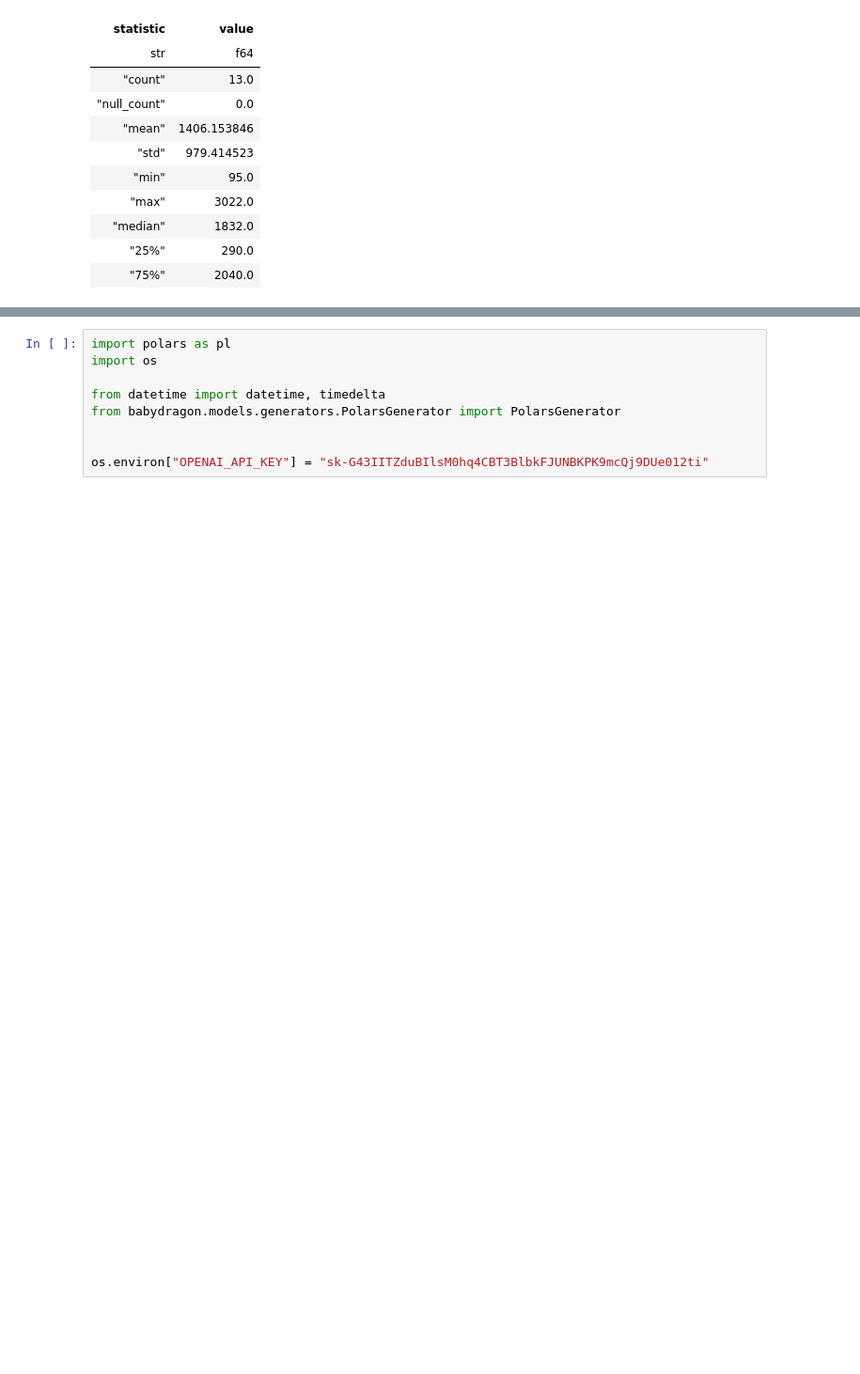
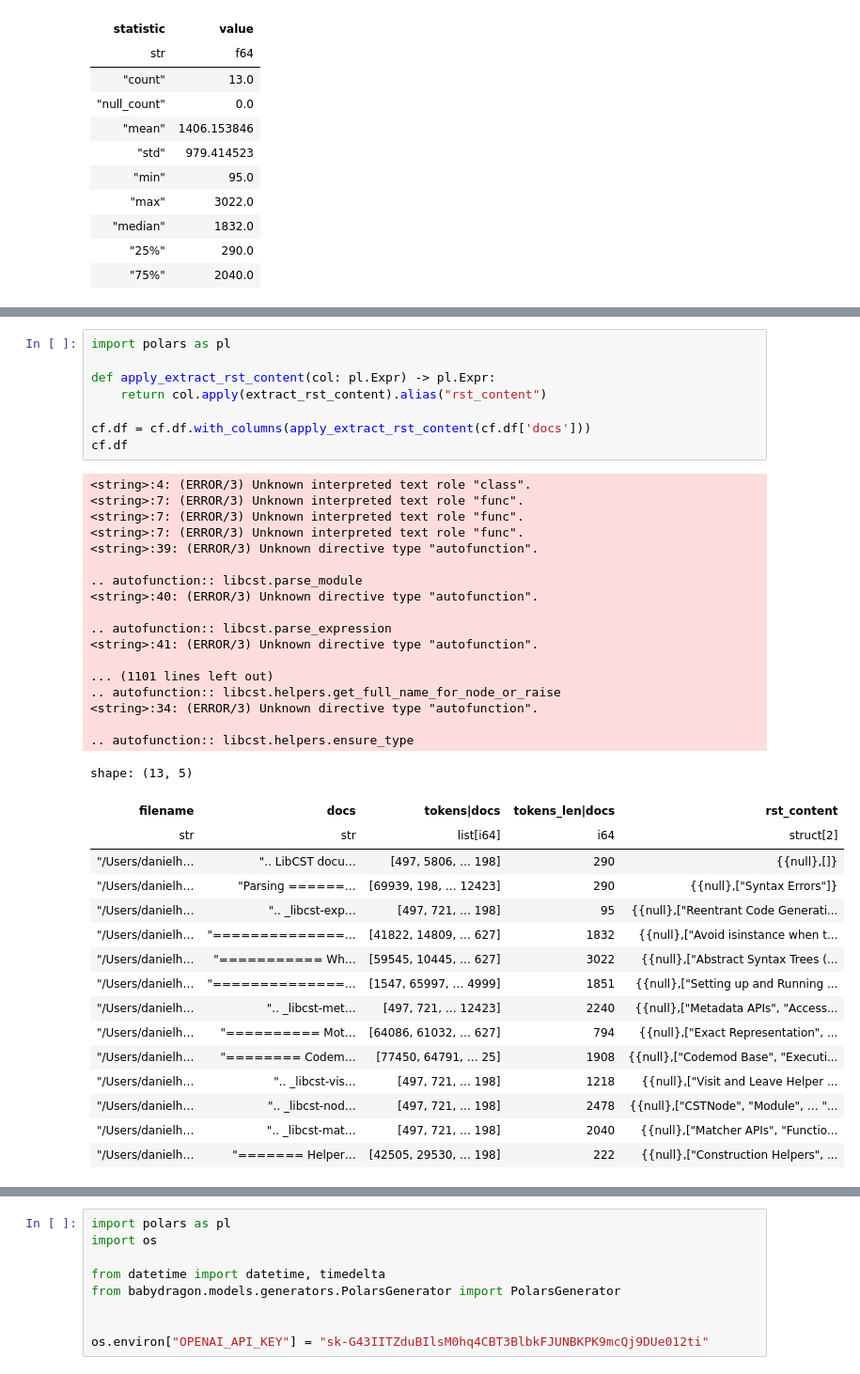
Before and after one commit to Neural-Dragon-AI/BabyDragon, a Jupyter notebook: notebooks/libcst_analysis.ipynb, the cells around one changed output, grey strips where cells are left out. Shown at 94% size. Saved outputs shown, nothing was run; the diff lists cells and outputs as text; blank space fills up the shorter version.

Commit message:
Iterating on documentation parser. added new prompt and extraction function. Also mapped output to original DF

```diff
--- a/notebooks/libcst_analysis.ipynb
+++ b/notebooks/libcst_analysis.ipynb
@@ -346,0 +329,42 @@ defaults of the module you are modifying. The
+# %%
+import polars as pl
+
+def apply_extract_rst_content(col: pl.Expr) -> pl.Expr:
+    return col.apply(extract_rst_content).alias("rst_content")
+
+cf.df = cf.df.with_columns(apply_extract_rst_content(cf.df['docs']))
+cf.df
+# %% [output]
+<string>:4: (ERROR/3) Unknown interpreted text role "class".
+<string>:7: (ERROR/3) Unknown interpreted text role "func".
+<string>:7: (ERROR/3) Unknown interpreted text role "func".
+<string>:7: (ERROR/3) Unknown interpreted text role "func".
+<string>:39: (ERROR/3) Unknown directive type "autofunction".
+
+.. autofunction:: libcst.parse_module
+<string>:40: (ERROR/3) Unknown directive type "autofunction".
+
+.. autofunction:: libcst.parse_expression
+<string>:41: (ERROR/3) Unknown directive type "autofunction".
+
+... (1101 lines left out)
+.. autofunction:: libcst.helpers.get_full_name_for_node_or_raise
+<string>:34: (ERROR/3) Unknown directive type "autofunction".
+
+.. autofunction:: libcst.helpers.ensure_type
+shape: (13, 5)
+| filename | docs | tokens|docs | tokens_len|docs | rst_content |
+| str | str | list[i64] | i64 | struct[2] |
+| "/Users/danielh… | ".. LibCST docu… | [497, 5806, … 198] | 290 | {{null},[]} |
+| "/Users/danielh… | "Parsing ======… | [69939, 198, … 12423] | 290 | {{null},["Syntax Errors"]} |
+| "/Users/danielh… | ".. _libcst-exp… | [497, 721, … 198] | 95 | {{null},["Reentrant Code Generati... |
+| "/Users/danielh… | "==============… | [41822, 14809, … 627] | 1832 | {{null},["Avoid isinstance when t... |
+| "/Users/danielh… | "=========== Wh… | [59545, 10445, … 627] | 3022 | {{null},["Abstract Syntax Trees (... |
+| "/Users/danielh… | "==============… | [1547, 65997, … 4999] | 1851 | {{null},["Setting up and Running ... |
+| "/Users/danielh… | ".. _libcst-met… | [497, 721, … 12423] | 2240 | {{null},["Metadata APIs", "Access... |
+| "/Users/danielh… | "========== Mot… | [64086, 61032, … 627] | 794 | {{null},["Exact Representation", ... |
+| "/Users/danielh… | "======== Codem… | [77450, 64791, … 25] | 1908 | {{null},["Codemod Base", "Executi... |
+| "/Users/danielh… | ".. _libcst-vis… | [497, 721, … 198] | 1218 | {{null},["Visit and Leave Helper ... |
+| "/Users/danielh… | ".. _libcst-nod… | [497, 721, … 198] | 2478 | {{null},["CSTNode", "Module", … "... |
+| "/Users/danielh… | ".. _libcst-mat… | [497, 721, … 198] | 2040 | {{null},["Matcher APIs", "Functio... |
+| "/Users/danielh… | "======= Helper… | [42505, 29530, … 198] | 222 | {{null},["Construction Helpers", ... |
```
Also changed, not shown: parts of 11 cells of this notebook.
